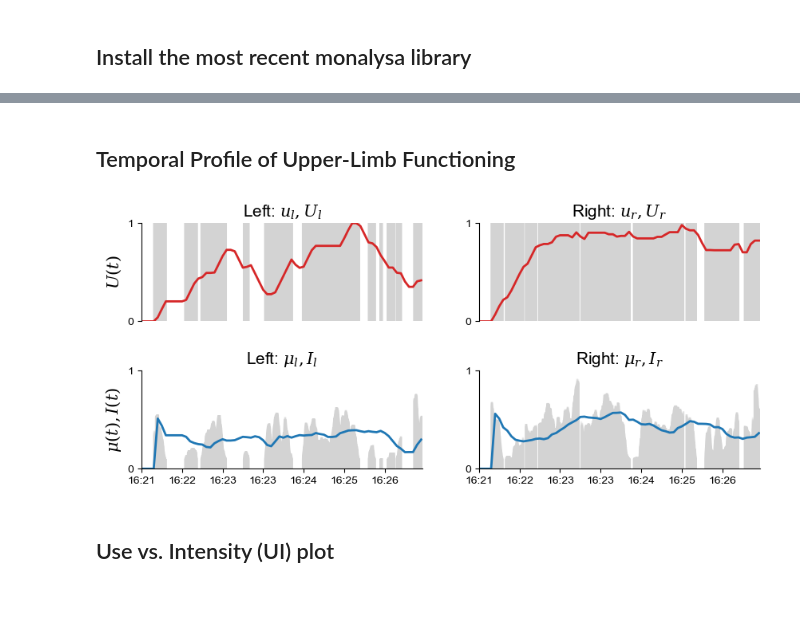
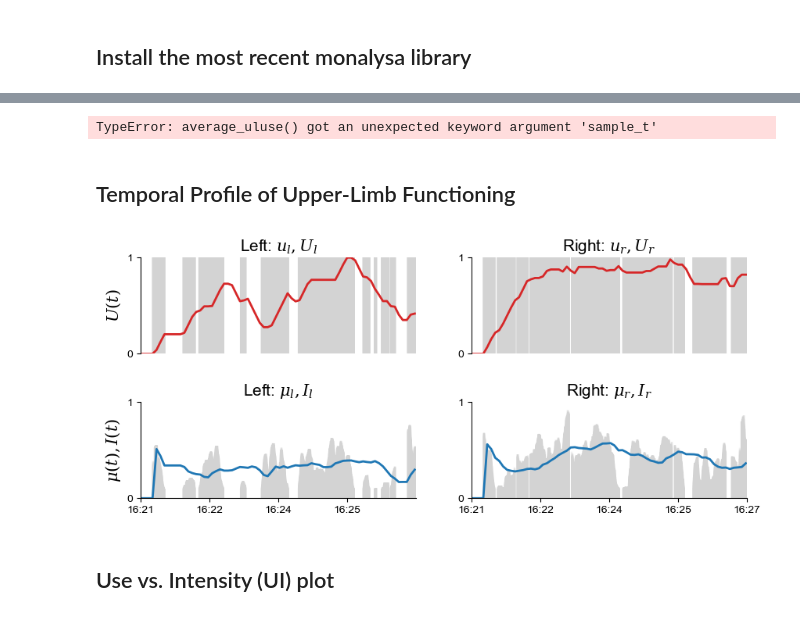
Before and after one commit to Tanya-Subash/monalysa-tutorial, a Jupyter notebook: notebooks/ulfunc_analysis.ipynb, the cells around one changed output, grey strips where cells are left out. Drawn from its saved outputs; the diff is of its cells as text; code cells hidden in the pictures.

Commit message:
upload other tutorials

```diff
--- a/notebooks/ulfunc_analysis.ipynb
+++ b/notebooks/ulfunc_analysis.ipynb
@@ -36,25 +31,29 @@ plt.rcParams["mathtext.fontset"] = "dejavuserif"
 start_time = '16:20'
 end_time = '16:30'
 
-right = pd.read_csv("../../data/right.csv", parse_dates=["time"], index_col="time")
-right = right[right.subject==1]
-right = right.between_time(start_time, end_time)
+windur = 60
+winshift = 5
+right = pd.read_csv("D:/monalysa_tutorial/data/right.csv", parse_dates=["time"], index_col="time")
+# right = right[right.subject==1]
+# right = right.between_time(start_time, end_time)
 r_t = np.arange(len(right))
 
 _, r_amag, r_use = ulfunc.uluse.from_gmac(accl=np.array(right[['ax', 'ay', 'az']]), fs=50, accl_farm_inx=0, elb_to_farm=True)
-r_tavuse, r_avuse = ulfunc.uluse.average_uluse(usesig=r_use, windur=60, winshift=5, sample_t=50)
+r_tavuse, r_avuse = ulfunc.uluse.average_uluse(usesig=r_use, windur=windur, winshift=winshift, sample_t=50)
 r_tint, r_int = ulfunc.ulint.from_vector_magnitude(vecmag=r_amag, usesig=r_use, nsample=1)
-r_tavint, r_avint = ulfunc.ulint.average_intuse(intsig=r_int, usesig=r_use, windur=60, winshift=5, sample_t=50)
+r_tavint, r_avint = ulfunc.ulint.average_intuse(intsig=r_int, usesig=r_use, windur=windur, winshift=winshift, sample_t=50)
 
-left = pd.read_csv("../../data/left.csv", parse_dates=["time"], index_col="time")
-left = left[left.subject==1]
-left = left.between_time(start_time, end_time)
+left = pd.read_csv("D:/monalysa_tutorial/data/left.csv", parse_dates=["time"], index_col="time")
+# left = left[left.subject==1]
+# left = left.between_time(start_time, end_time)
 l_t = np.arange(len(left))
 
 _, l_amag, l_use = ulfunc.uluse.from_gmac(accl=np.array(left[['ax', 'ay', 'az']]), fs=50, accl_farm_inx=0, elb_to_farm=True)
-l_tavuse, l_avuse = ulfunc.uluse.average_uluse(usesig=l_use, windur=60, winshift=5, sample_t=50)
+l_tavuse, l_avuse = ulfunc.uluse.average_uluse(usesig=l_use, windur=windur, winshift=winshift, sample_t=50)
 l_tint, l_int = ulfunc.ulint.from_vector_magnitude(vecmag=l_amag, usesig=l_use, nsample=1)
-l_tavint, l_avint = ulfunc.ulint.average_intuse(intsig=l_int, usesig=l_use, windur=60, winshift=5, sample_t=50)
+l_tavint, l_avint = ulfunc.ulint.average_intuse(intsig=l_int, usesig=l_use, windur=windur, winshift=winshift, sample_t=50)
+# %% [output]
+TypeError: average_uluse() got an unexpected keyword argument 'sample_t'
 # %% [markdown]
 ## Temporal Profile of Upper-Limb Functioning
 # %%
@@ -75,36 +74,36 @@ plt.vlines(x=r_t[r_use==1], ymin=0, ymax=1, colors='lightgray', alpha=0.1)
 plt.plot(r_tavuse, r_avuse, 'tab:red', linewidth=2)
 plt.yticks([0, 1])
 plt.ylim([0, 1])
 plt.xlim([0, len(right)])
 plt.xticks([])
 plt.title('Right: $u_r, U_r$', fontsize=15)
 a2.spines[['right', 'top', 'bottom']].set_visible(False)
 
 
 a3 =plt.subplot(2, 2, 3)
 plt.vlines(x=l_tint, ymin=0, ymax=l_int, colors='lightgray', alpha=0.1)
 plt.plot(l_tavint, l_avint, 'tab:blue', linewidth=2)
 plt.yticks([0, 1])
 plt.ylim([0, 1])
 plt.xlim([0, len(left)])
 plt.ylabel("$\mu(t), I(t)$", fontsize=15)
-plt.xticks(l_t[::2500], left.index[::2500].strftime('%H:%M'))
+plt.xticks(l_t[::int(len(left)/4)], left.index[::int(len(left)/4)].strftime('%H:%M'))
 plt.title('Left: $\mu_l, I_l$', fontsize=15)
 a3.spines[['right', 'top']].set_visible(False)
 
 a4 = plt.subplot(2, 2, 4)
 plt.vlines(x=r_tint, ymin=0, ymax=r_int, colors='lightgray', alpha=0.1)
 plt.plot(r_tavint, r_avint, 'tab:blue', linewidth=2)
 plt.yticks([0, 1])
 plt.ylim([0, 1])
 plt.xlim([0, len(right)])
-plt.xticks(r_t[::2500], right.index[::2500].strftime('%H:%M'))
+plt.xticks(r_t[::int(len(right)/4)], right.index[::int(len(right)/4)].strftime('%H:%M'))
 plt.title('Right: $\mu_r, I_r$', fontsize=15)
 a4.spines[['right', 'top']].set_visible(False)
 
 plt.subplots_adjust(wspace=0.2, hspace=0.5)
 # %% [output]
-[figure, old version]
+[figure, new version]
 # %% [markdown]
 ## Use vs. Intensity (UI) plot
 # %%
```
Also changed, not shown: parts of 2 cells of this notebook.
